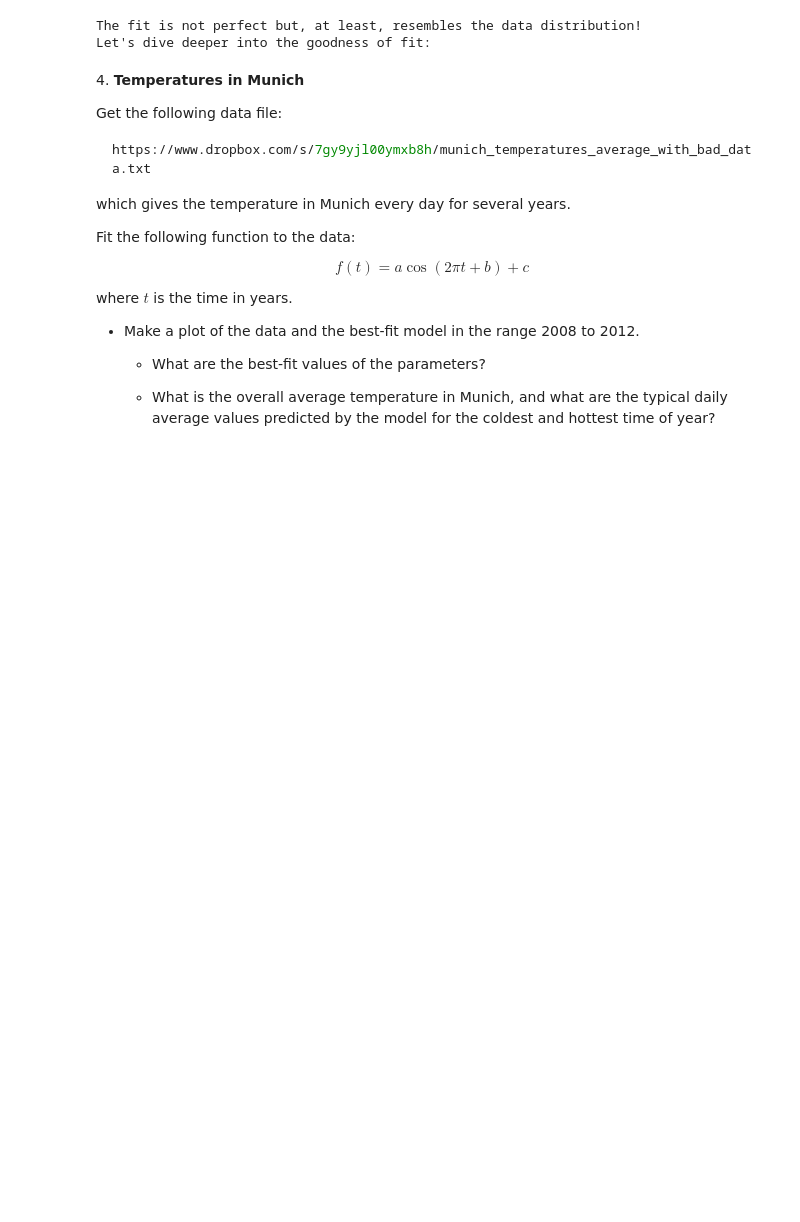
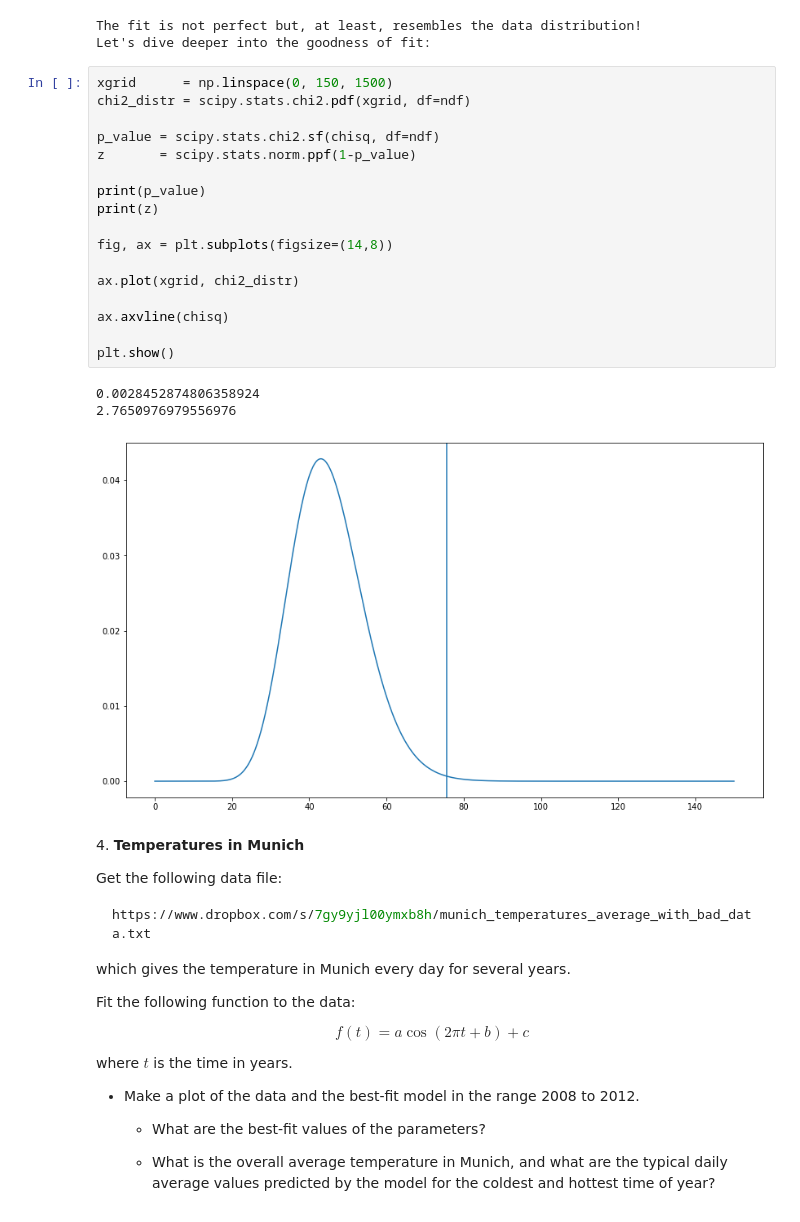
Before and after one commit to PhysicsOfData/LaboratoryOfComputationalPhysics_Y4, a Jupyter notebook: 08ex_fitting.ipynb, the cells around one changed output. Drawn from its saved outputs; the diff is of its cells as text; blank space fills up the shorter version.

```diff
--- a/08ex_fitting.ipynb
+++ b/08ex_fitting.ipynb
@@ -731,6 +732,27 @@ print("Let's dive deeper into the goodness of fit:")
 # %% [output]
 The fit is not perfect but, at least, resembles the data distribution!
 Let's dive deeper into the goodness of fit:
+# %%
+xgrid      = np.linspace(0, 150, 1500)
+chi2_distr = scipy.stats.chi2.pdf(xgrid, df=ndf)
+
+p_value = scipy.stats.chi2.sf(chisq, df=ndf)
+z       = scipy.stats.norm.ppf(1-p_value)
+
+print(p_value)
+print(z)
+
+fig, ax = plt.subplots(figsize=(14,8))
+
+ax.plot(xgrid, chi2_distr)
+
+ax.axvline(chisq)
+
+plt.show()
+# %% [output]
+0.0028452874806358924
+2.7650976979556976
+[figure, added]
 # %% [markdown]
 4\. **Temperatures in Munich**
 
```
Also changed, not shown: parts of 7 cells of this notebook.
